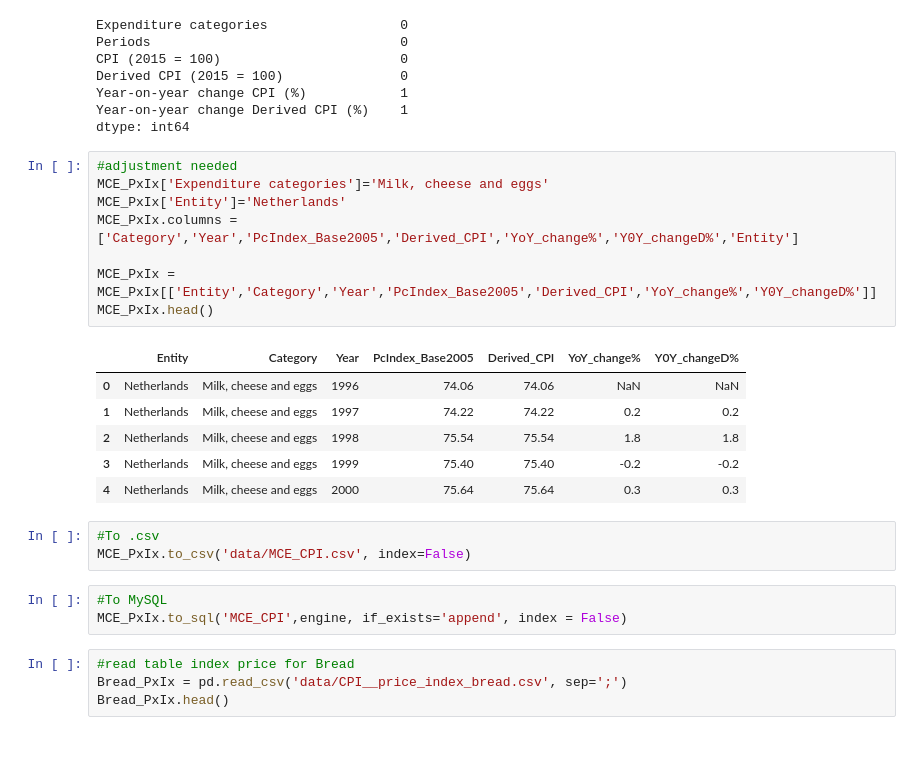
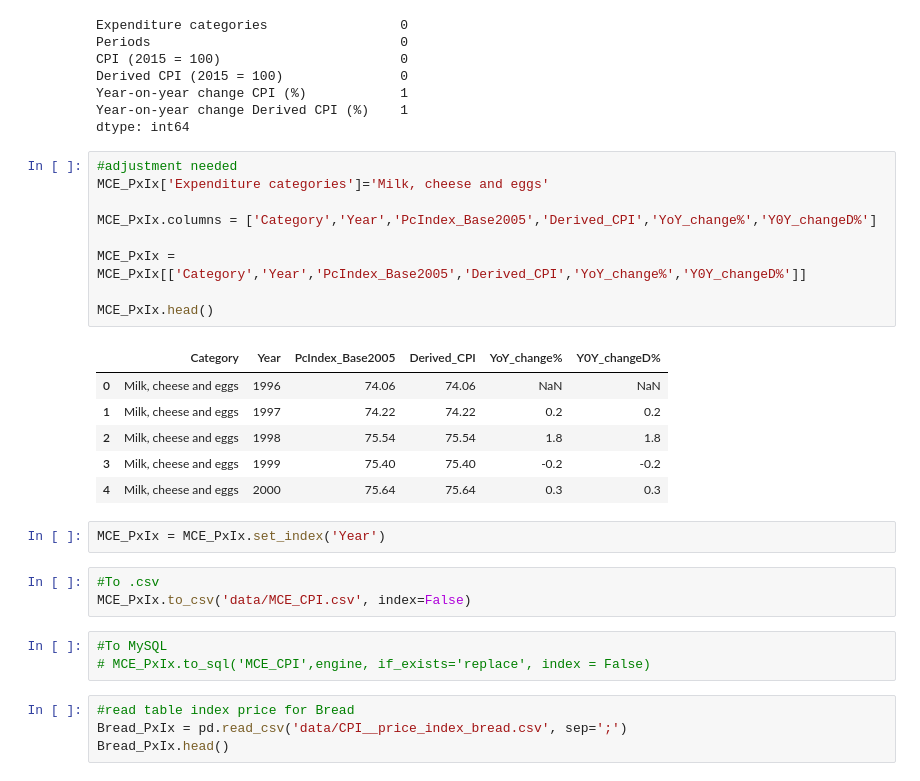
Before and after one commit to AjiacoVic/StoryTelling_project, a Jupyter notebook: BEER Data Cleaning.ipynb, the cells around one changed output. Saved outputs shown, nothing was run; the diff lists cells and outputs as text; blank space fills up the shorter version.

```diff
--- a/BEER Data Cleaning.ipynb
+++ b/BEER Data Cleaning.ipynb
@@ -508,24 +505,27 @@ dtype: int64
 # %%
 #adjustment needed
 MCE_PxIx['Expenditure categories']='Milk, cheese and eggs'
-MCE_PxIx['Entity']='Netherlands'
-MCE_PxIx.columns = ['Category','Year','PcIndex_Base2005','Derived_CPI','YoY_change%','Y0Y_changeD%','Entity']
 
-MCE_PxIx = MCE_PxIx[['Entity','Category','Year','PcIndex_Base2005','Derived_CPI','YoY_change%','Y0Y_changeD%']]
+MCE_PxIx.columns = ['Category','Year','PcIndex_Base2005','Derived_CPI','YoY_change%','Y0Y_changeD%']
+
+MCE_PxIx = MCE_PxIx[['Category','Year','PcIndex_Base2005','Derived_CPI','YoY_change%','Y0Y_changeD%']]
+
 MCE_PxIx.head()
 # %% [output]
-|  | Entity | Category | Year | PcIndex_Base2005 | Derived_CPI | YoY_change% | Y0Y_changeD% |
-| 0 | Netherlands | Milk, cheese and eggs | 1996 | 74.06 | 74.06 | NaN | NaN |
-| 1 | Netherlands | Milk, cheese and eggs | 1997 | 74.22 | 74.22 | 0.2 | 0.2 |
-| 2 | Netherlands | Milk, cheese and eggs | 1998 | 75.54 | 75.54 | 1.8 | 1.8 |
-| 3 | Netherlands | Milk, cheese and eggs | 1999 | 75.40 | 75.40 | -0.2 | -0.2 |
-| 4 | Netherlands | Milk, cheese and eggs | 2000 | 75.64 | 75.64 | 0.3 | 0.3 |
+|  | Category | Year | PcIndex_Base2005 | Derived_CPI | YoY_change% | Y0Y_changeD% |
+| 0 | Milk, cheese and eggs | 1996 | 74.06 | 74.06 | NaN | NaN |
+| 1 | Milk, cheese and eggs | 1997 | 74.22 | 74.22 | 0.2 | 0.2 |
+| 2 | Milk, cheese and eggs | 1998 | 75.54 | 75.54 | 1.8 | 1.8 |
+| 3 | Milk, cheese and eggs | 1999 | 75.40 | 75.40 | -0.2 | -0.2 |
+| 4 | Milk, cheese and eggs | 2000 | 75.64 | 75.64 | 0.3 | 0.3 |
+# %%
+MCE_PxIx = MCE_PxIx.set_index('Year')
 # %%
 #To .csv
 MCE_PxIx.to_csv('data/MCE_CPI.csv', index=False)
 # %%
 #To MySQL
-MCE_PxIx.to_sql('MCE_CPI',engine, if_exists='append', index = False)
+# MCE_PxIx.to_sql('MCE_CPI',engine, if_exists='replace', index = False)
 # %%
 #read table index price for Bread
 Bread_PxIx = pd.read_csv('data/CPI__price_index_bread.csv', sep=';')
```
Also changed, not shown: parts of 45 cells of this notebook, 1 other file.
